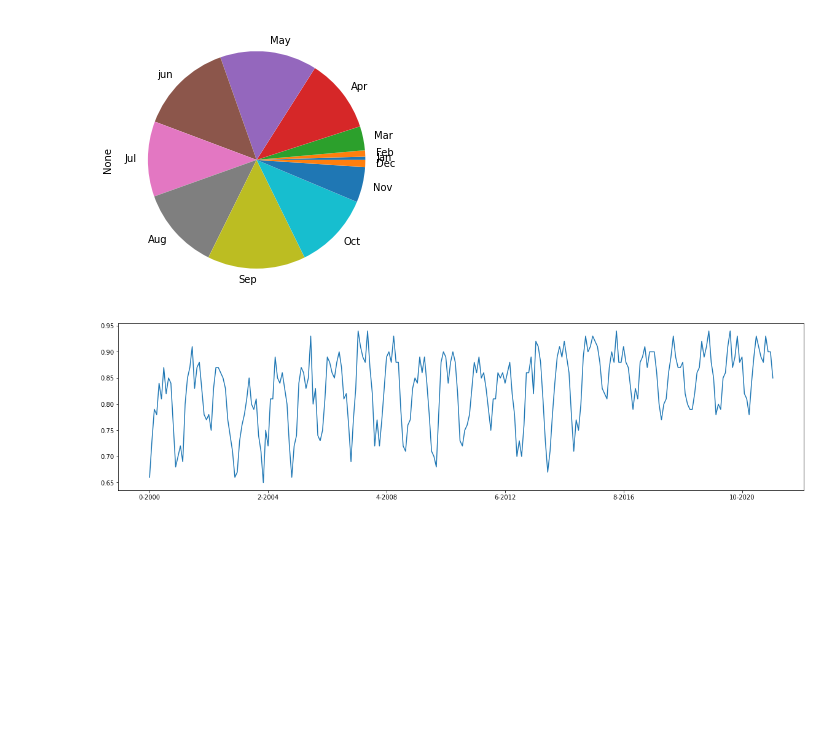
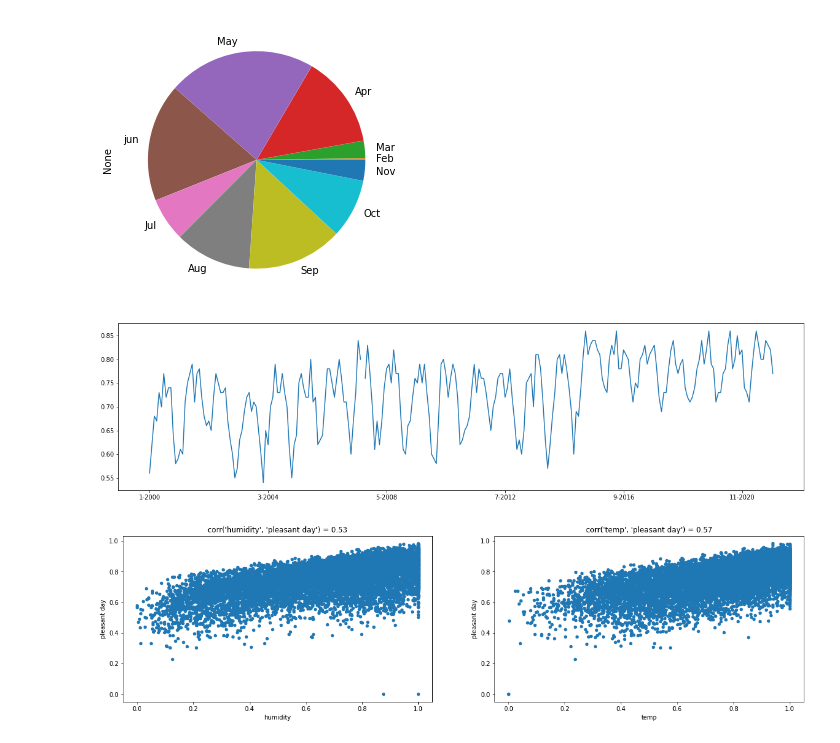
Before and after one commit to GalDear/Data-science-Weather, a Jupyter notebook: main.ipynb, the cells around one changed output. Cells and saved outputs as stored; diff of their text form; code cells hidden in the pictures; blank space fills up the shorter version.

Commit message:
adding scatter plot visualzation

```diff
--- a/main.ipynb
+++ b/main.ipynb
@@ -96,7 +96,7 @@ def num_of_good_days_trends(data):
     for j in range(2000,2022):
         for i in range(0,12):
             #print(data.loc[((data['month'] == (i+1)) & (data['year'] == j)),'pleasant day'].mean())
-            res[f"{i}-{j}"] = round(data.loc[((data['month'] == (i+1)) & (data['year'] == j)),'pleasant day'].mean(),2)
+            res[f"{i + 1}-{j}"] = round(data.loc[((data['month'] == (i+1)) & (data['year'] == j)),'pleasant day'].mean(),2)
     ser = pd.Series(res)
     # print(ser)
     ser.plot(kind='line', ax=axes)
@@ -103,18 +120,33 @@ def num_of_good_days_trends(data):
+# %%
+def high_correlated_scatters(data):
+    fig, axes = plt.subplots(1, len(correlations), figsize = (20, 5))
+    axe_i = 0
+    index = np.argsort(correlations)
+    columns = list(data.columns)
+    for n_correlation in index:
+        col_lt, col_rt = tuple_arr[n_correlation]
+        col_left_title, col_right_title = columns[col_lt], columns[col_rt]
+        title = "corr('%s', '%s') = %4.2f" % (col_left_title, col_right_title, correlations[n_correlation])
+        data.plot(x = col_left_title, y = col_right_title, kind = "scatter",
+                ax = axes[axe_i], title = title, xlabel = col_left_title, ylabel = col_right_title)
+        axe_i = axe_i + 1
 # %%
-if __name__ == '__main__':
-    # nice weather:
-    # temp 18-25
-    # humidity 30-50%
-    # windspeed 0-7
-    # precipitation 0 - 0.5
-    good_weather_values = {'temp': [18,25], 'humidity':[30,50],'windspeed':[4,20], 'precipitation':[0,1]}
-    # df = data_collect()
-    df = pd.read_csv('~/Documents/nyc_weather.csv') # for debugging
-    fixed_data = remove_missing_data(df)
-    norm_df = normalize_data(fixed_data, good_weather_values)
-    #print(norm_df['pleasant day'].mean())
-    num_of_good_days_per_month(norm_df)
-    num_of_good_days_trends(norm_df)
+# nice weather:
+# temp 18-25
+# humidity 30-50%
+# windspeed 0-7
+# precipitation 0 - 0.5
+good_weather_values = {'temp': [20,23], 'humidity':[30,40],'windspeed':[4,7], 'precipitation':[0,1]}
+# df = data_collect()
+df = pd.read_csv('~/Documents/nyc_weather.csv') # for debugging
+fixed_data = remove_missing_data(df)
+norm_df = normalize_data(fixed_data, good_weather_values)
+num_of_good_days_per_month(norm_df)
+num_of_good_days_trends(norm_df)
+#num_of_good_days(norm_df)
+correlations, tuple_arr = get_highly_correlated_cols(norm_df)
+high_correlated_scatters(norm_df)
 # %% [output]
-[figure, old version]
+[figure, new version]
-[figure, old version]
+[figure, new version]
+[figure, added]
```
Also changed, not shown: parts of 2 cells of this notebook.
